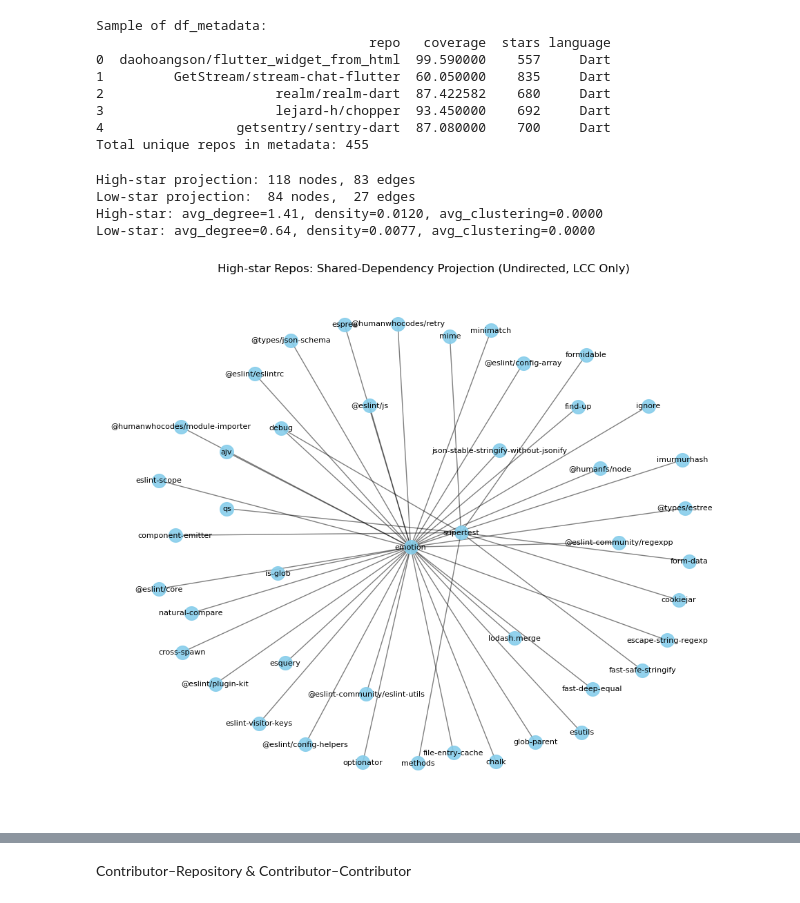
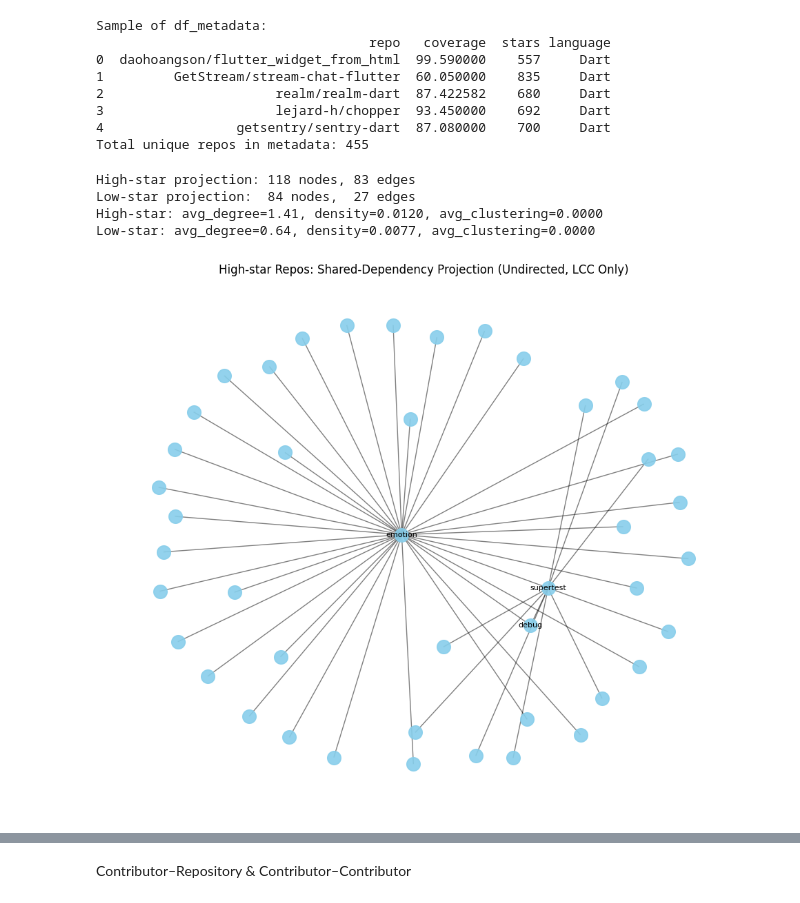
Before and after one commit to bchou9/Code-Coverage-Trends, a Jupyter notebook: JSNetwork.ipynb, the cells around one changed output, grey strips where cells are left out. Saved outputs shown, nothing was run; the diff lists cells and outputs as text; code cells hidden in the pictures.

```diff
--- a/JSNetwork.ipynb
+++ b/JSNetwork.ipynb
@@ -625,7 +625,7 @@ G_lcc_high = G_high_proj.subgraph(max(nx.connected_components(G_high_proj), key=
 pos = nx.spring_layout(G_lcc_high, seed=42, k=1)
 nx.draw_networkx_nodes(G_lcc_high, pos, node_size=200, node_color='skyblue', alpha=0.9)
 nx.draw_networkx_edges(G_lcc_high, pos, width=1.0, alpha=0.5)
-labels_high = {n: n for n, d in G_lcc_high.degree()}
+labels_high = {n: n for n, d in G_lcc_high.degree() if d >= 2}
 nx.draw_networkx_labels(G_lcc_high, pos, labels=labels_high, font_size=8)
 plt.title("High-star Repos: Shared-Dependency Projection (Undirected, LCC Only)")
 plt.axis('off')
@@ -636,32 +636,32 @@ G_lcc_low = G_low_proj.subgraph(max(nx.connected_components(G_low_proj), key=len
 pos = nx.spring_layout(G_lcc_low, seed=42, k=1)
 nx.draw_networkx_nodes(G_lcc_low, pos, node_size=200, node_color='lightgreen', alpha=0.9)
 nx.draw_networkx_edges(G_lcc_low, pos, width=1.0, alpha=0.5)
-labels_low = {n: n for n, d in G_lcc_low.degree()}
+labels_low = {n: n for n, d in G_lcc_low.degree() if d >= 2}
 nx.draw_networkx_labels(G_lcc_low, pos, labels=labels_low, font_size=8)
 plt.title("Low-star Repos: Shared-Dependency Projection (Undirected, LCC Only)")
 plt.axis('off')
 plt.show()
 
 plt.figure(figsize=(12,10))
 pos = nx.spring_layout(G_high_proj, seed=42, k=1)
 nx.draw_networkx_nodes(G_high_proj, pos, node_size=200, node_color='skyblue', alpha=0.9)
 nx.draw_networkx_edges(G_high_proj, pos, width=1.0, alpha=0.5)
 nx.draw_networkx_labels(G_high_proj, pos, font_size=8)
 plt.title("High-star Repos: Shared-Dependency Projection (Undirected)")
 plt.axis('off')
 plt.show()
 
 plt.figure(figsize=(12,10))
 pos = nx.spring_layout(G_low_proj, seed=42, k=1)
 nx.draw_networkx_nodes(G_low_proj, pos, node_size=200, node_color='lightgreen', alpha=0.9)
 nx.draw_networkx_edges(G_low_proj, pos, width=1.0, alpha=0.5)
 nx.draw_networkx_labels(G_low_proj, pos, font_size=8)
 plt.title("Low-star Repos: Shared-Dependency Projection (Undirected)")
 plt.axis('off')
 plt.show()
 # %% [output]
 High-star projection: 118 nodes, 83 edges
 Low-star projection:  84 nodes,  27 edges
 High-star: avg_degree=1.41, density=0.0120, avg_clustering=0.0000
 Low-star: avg_degree=0.64, density=0.0077, avg_clustering=0.0000
-[figure, old version]
+[figure, new version]
```
Also changed, not shown: parts of 17 cells of this notebook.
